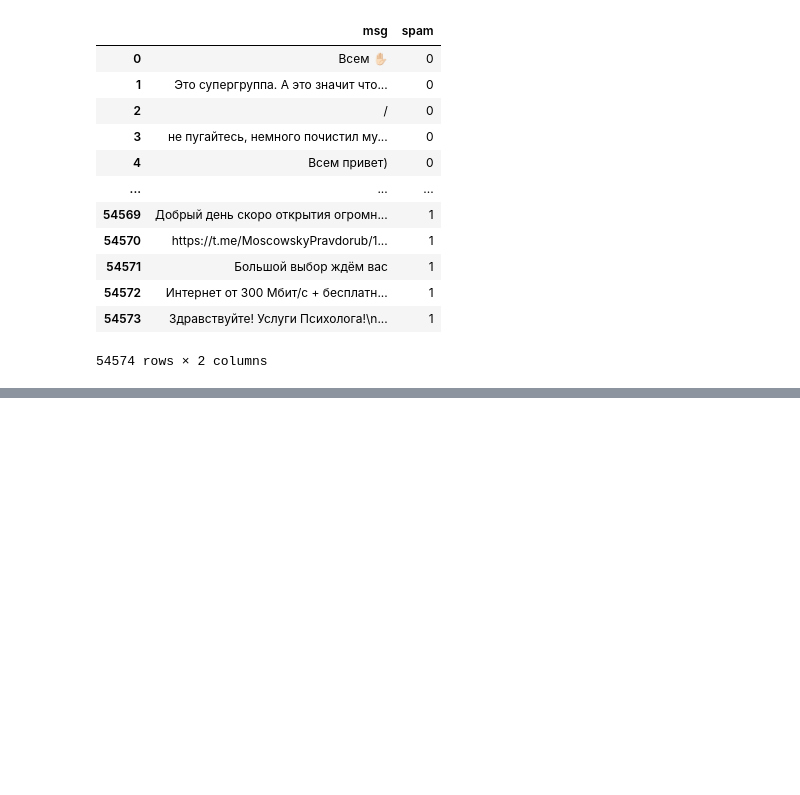
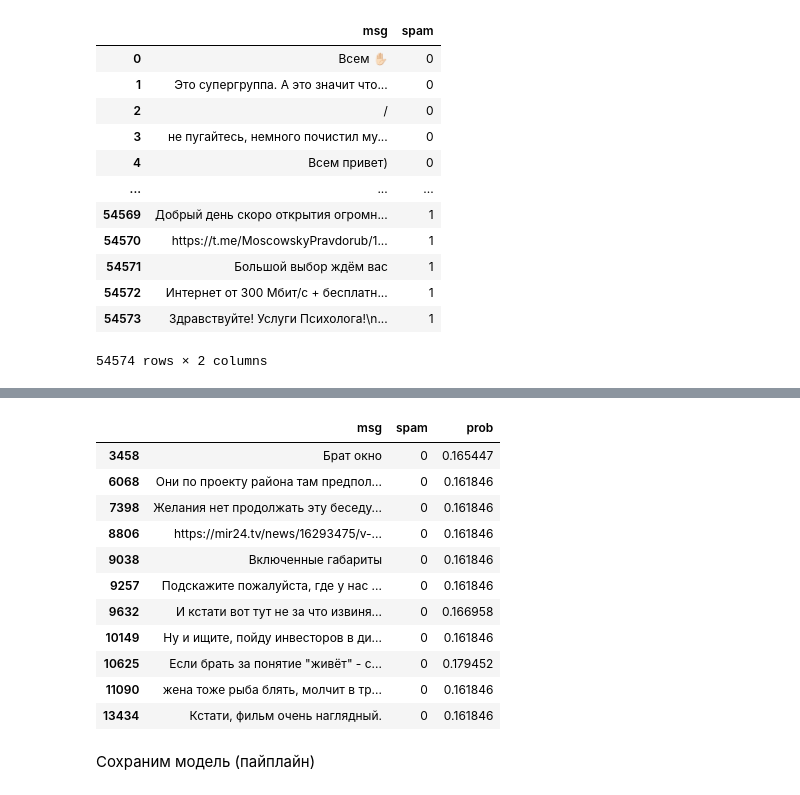
Before and after one commit to AndreiBazhenau/gb, a Jupyter notebook: ml_in_business/final_project.ipynb, the cells around one changed output, grey strips where cells are left out. Drawn from its saved outputs; the diff is of its cells as text; code cells hidden in the pictures; blank space fills up the shorter version.

```diff
--- a/ml_in_business/final_project.ipynb
+++ b/ml_in_business/final_project.ipynb
@@ -568,0 +579,18 @@ KeyError: 'msg_id'
+# %%
+pd.set_option('display.max_rows', 200)
+df_pred.query('(prob > 0.15)').head(200)
+# %% [output]
+|  | msg | spam | prob |
+| 3458 | Брат окно | 0 | 0.165447 |
+| 6068 | Они по проекту района там предпол... | 0 | 0.161846 |
+| 7398 | Желания нет продолжать эту беседу... | 0 | 0.161846 |
+| 8806 | https://mir24.tv/news/16293475/v-... | 0 | 0.161846 |
+| 9038 | Включенные габариты | 0 | 0.161846 |
+| 9257 | Подскажите пожалуйста, где у нас ... | 0 | 0.161846 |
+| 9632 | И кстати вот тут не за что извиня... | 0 | 0.166958 |
+| 10149 | Ну и ищите, пойду инвесторов в ди... | 0 | 0.161846 |
+| 10625 | Если брать за понятие "живёт" - с... | 0 | 0.179452 |
+| 11090 | жена тоже рыба блять, молчит в тр... | 0 | 0.161846 |
+| 13434 | Кстати, фильм очень наглядный. | 0 | 0.161846 |
+# %% [markdown]
+Сохраним модель (пайплайн)
```
Also changed, not shown: parts of 36 cells of this notebook, 26 other files.
